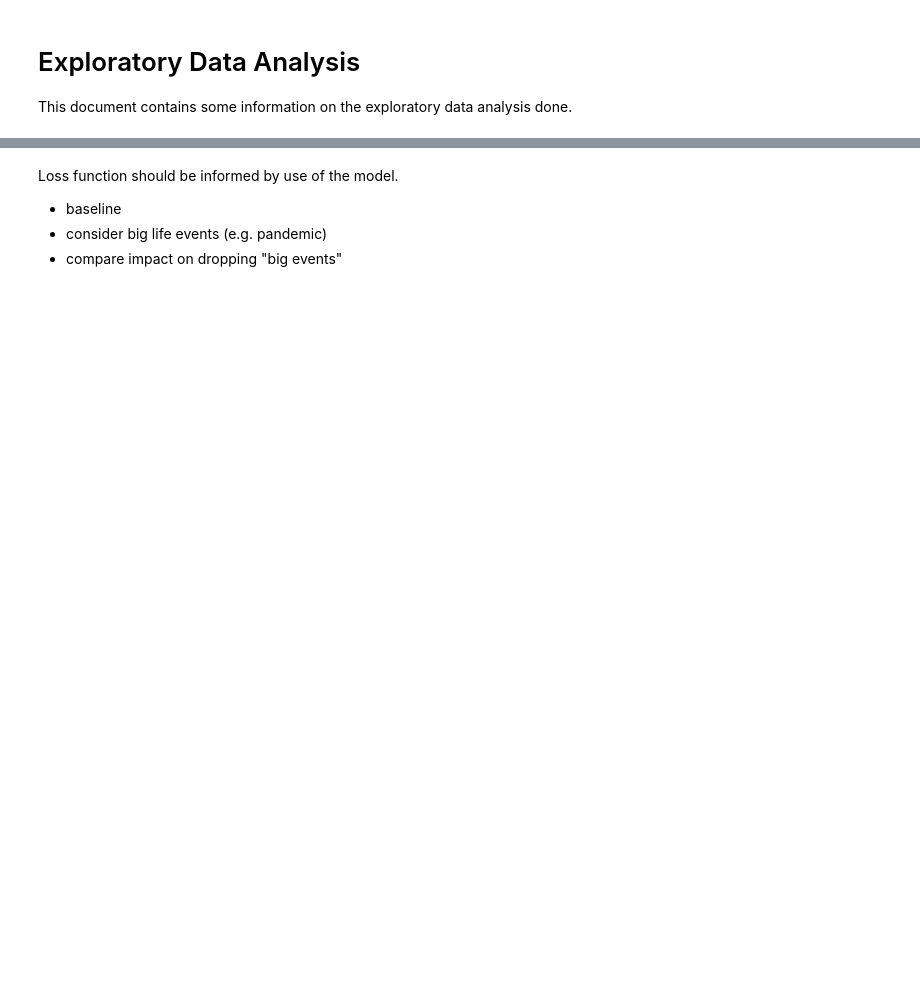
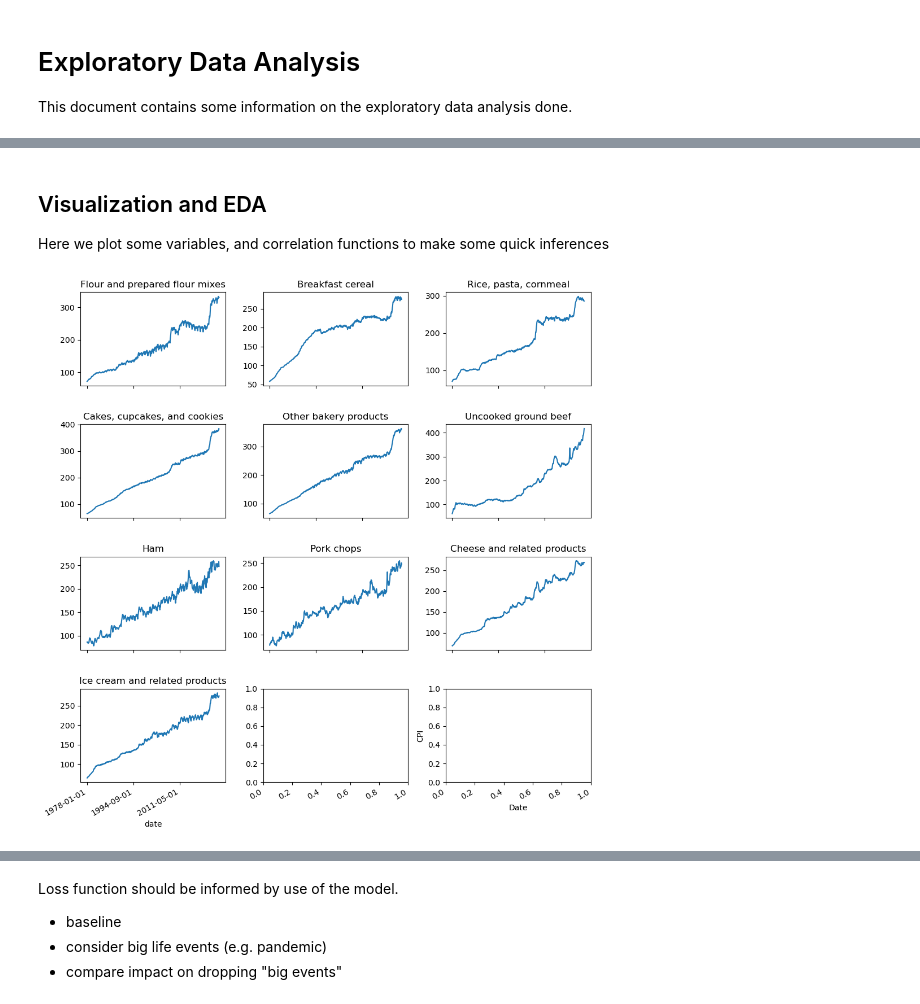
Before and after one commit to Erdos-Projects/fall-2025-food-price-forecasting, a Jupyter notebook: src/eda/EDA.ipynb, the cells around one changed output, grey strips where cells are left out. Cells and saved outputs as stored; diff of their text form; code cells hidden in the pictures; blank space fills up the shorter version.

```diff
--- a/src/eda/EDA.ipynb
+++ b/src/eda/EDA.ipynb
@@ -47 +58,4 @@ pd.DataFrame(data)
+# %% [markdown]
+## Visualization and EDA
+Here we plot some variables, and correlation functions to make some quick inferences
 # %%
@@ -68,4 +90,9 @@ def my_grid_plot(df, option='acf'):
         fig.autofmt_xdate()
     plt.tight_layout(h_pad = 3)
     plt.show()
+# %%
+# time series plots
+my_grid_plot(df, option="timeseries", title='description')
+# %% [output]
+[figure, added]
 # %%
```
Also changed, not shown: parts of 16 cells of this notebook.
